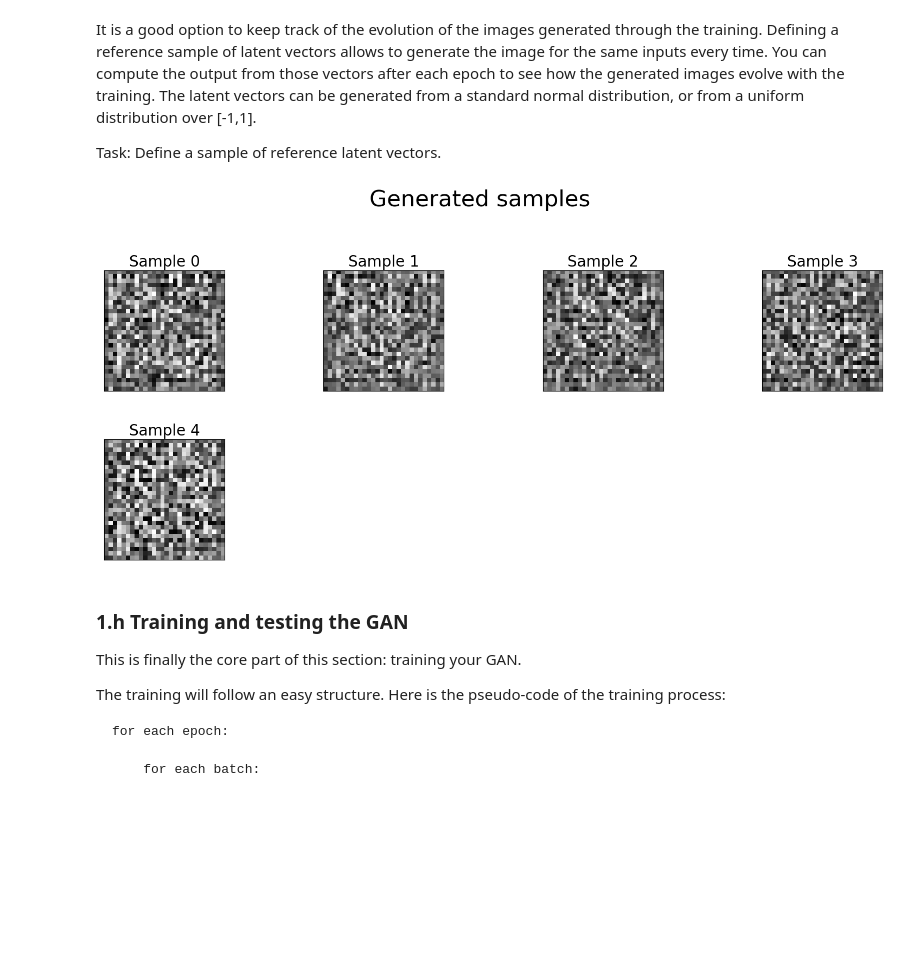
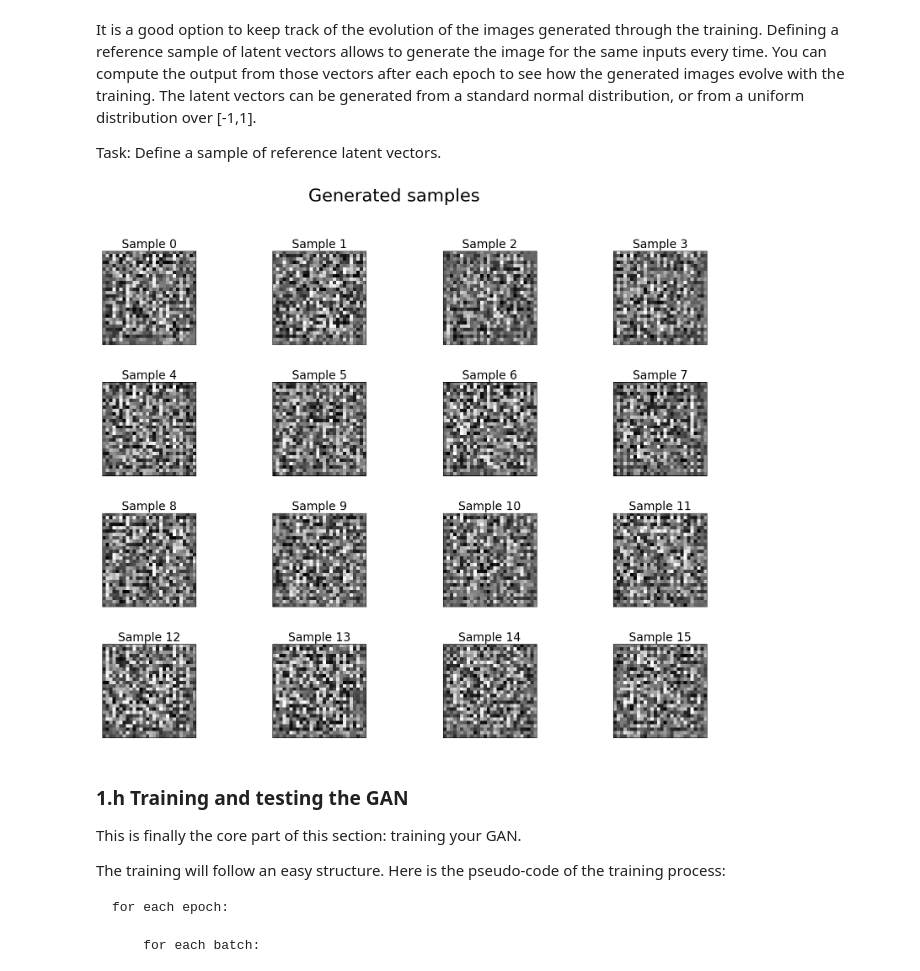
Before and after one commit to mathjacob/LINMA2472-HW3, a Jupyter notebook: hw3_part1_v2.ipynb, the cells around one changed output. Saved outputs shown, nothing was run; the diff lists cells and outputs as text; code cells hidden in the pictures; blank space fills up the shorter version.

```diff
--- a/hw3_part1_v2.ipynb
+++ b/hw3_part1_v2.ipynb
@@ -575,15 +575,15 @@ Task: Define a sample of reference latent vectors.
 # %%
 # Reference latent vectors
 
 # TO COMPLETE
-latent_vector_ref = torch.randn(5, dim_latent_space)   # 5 reference latent vectors
+latent_vector_ref = torch.randn(16, dim_latent_space)   # 16 reference latent vectors
 x_ref_before_training = generator(latent_vector_ref).detach()
 
 showImages(x_ref_before_training, generated = True)
 
-x_ref_epochs = np.zeros(num_epochs_gan)
+x_ref_epochs = [x_ref_before_training]
 # %% [output]
-[figure, old version]
+[figure, new version]
 # %% [markdown]
 ### 1.h Training and testing the GAN
 This is finally the core part of this section: training your GAN.
```
Also changed, not shown: parts of 8 cells of this notebook.
